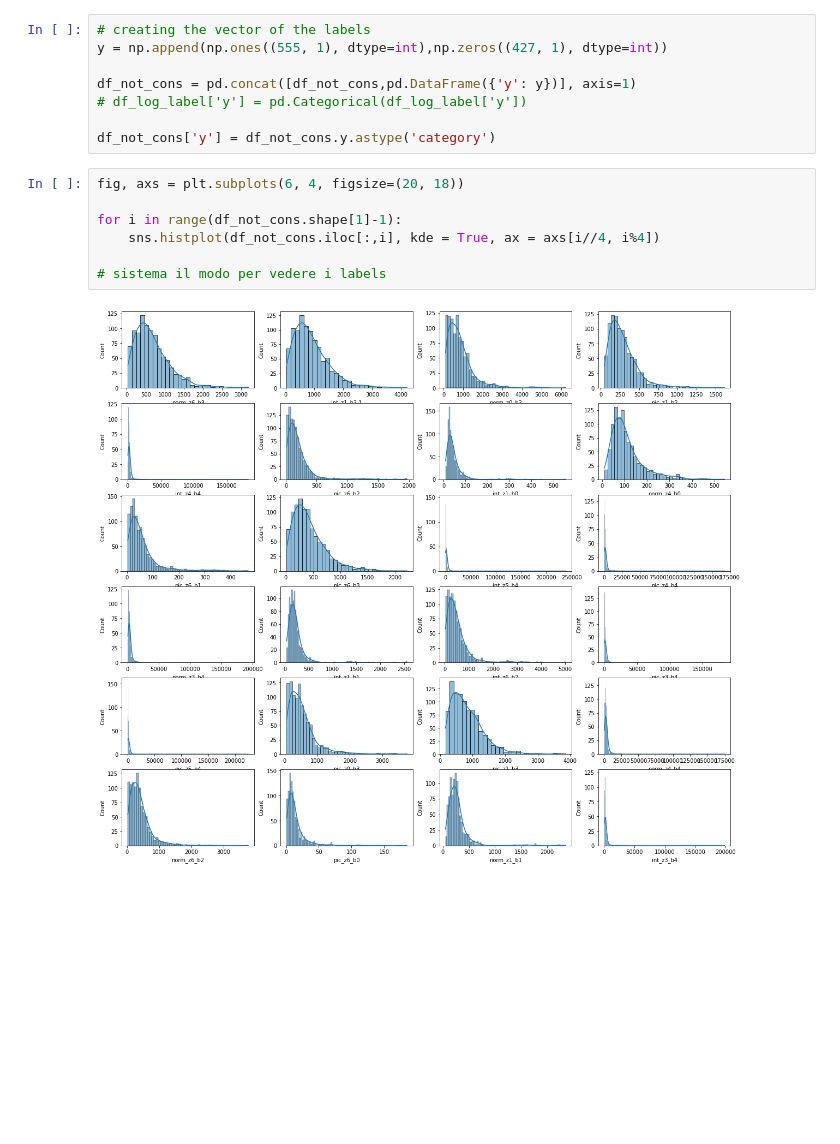
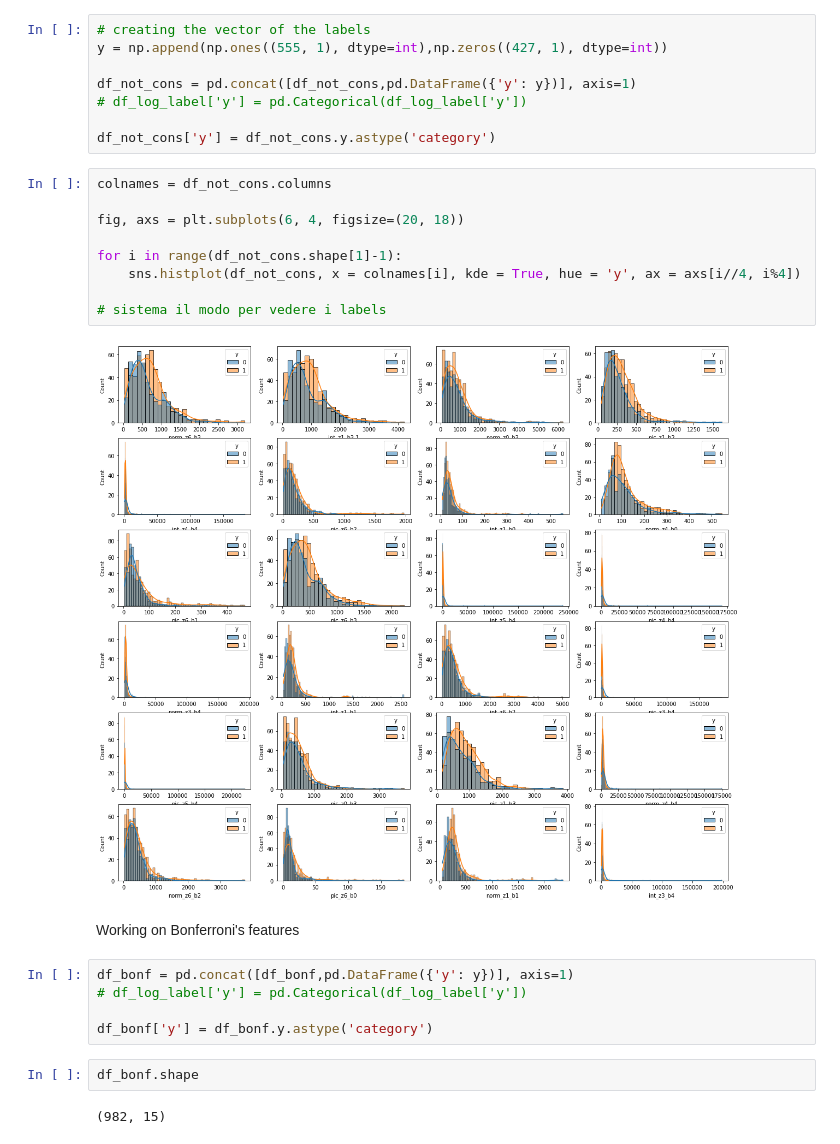
Before and after one commit to eriesp/FDAxEEG, a Jupyter notebook: Dataset/Caratterizzazione_feats_scartate.ipynb, the cells around one changed output. Drawn from its saved outputs; the diff is of its cells as text; blank space fills up the shorter version.

```diff
--- a/Dataset/Caratterizzazione_feats_scartate.ipynb
+++ b/Dataset/Caratterizzazione_feats_scartate.ipynb
@@ -85,11 +85,24 @@ df_not_cons = pd.concat([df_not_cons,pd.DataFrame({'y': y})], axis=1)
 
 df_not_cons['y'] = df_not_cons.y.astype('category')
 # %%
+colnames = df_not_cons.columns
+
 fig, axs = plt.subplots(6, 4, figsize=(20, 18))
 
 for i in range(df_not_cons.shape[1]-1):
-    sns.histplot(df_not_cons.iloc[:,i], kde = True, ax = axs[i//4, i%4])
+    sns.histplot(df_not_cons, x = colnames[i], kde = True, hue = 'y', ax = axs[i//4, i%4])
 
 # sistema il modo per vedere i labels
 # %% [output]
-[figure, old version]
+[figure, new version]
+# %% [markdown]
+Working on Bonferroni's features
+# %%
+df_bonf = pd.concat([df_bonf,pd.DataFrame({'y': y})], axis=1)
+# df_log_label['y'] = pd.Categorical(df_log_label['y'])
+
+df_bonf['y'] = df_bonf.y.astype('category')
+# %%
+df_bonf.shape
+# %% [output]
+(982, 15)
```
Also changed, not shown: parts of 1 cell of this notebook, 2 other files.
